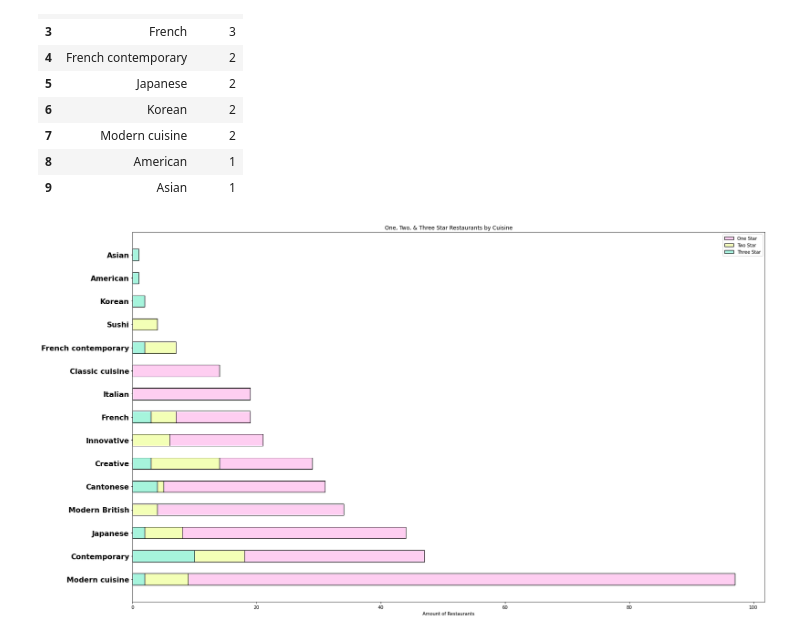
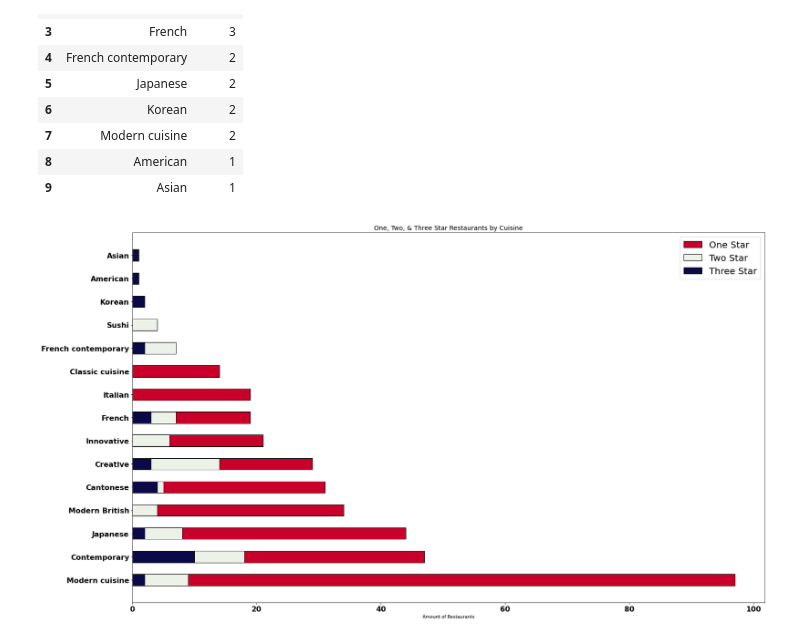
Before and after one commit to EI-github/smu_project1_michelinrestaurants, a Jupyter notebook: Megan_Work/Data_Analysis_Adams-US.ipynb, the cells around one changed output. Drawn from its saved outputs; the diff is of its cells as text; code cells hidden in the pictures.

```diff
--- a/Megan_Work/Data_Analysis_Adams-US.ipynb
+++ b/Megan_Work/Data_Analysis_Adams-US.ipynb
@@ -245,15 +261,15 @@ three_star_top
 # %%
 #Stacked Bar Chart
 plt.figure(figsize=(25,15))
-colors=  "#FECEF1", "#F3FFB6", "#A6F4DC"
-plt.barh(one_star_top["cuisine"], one_star_top["count"], 0.5, label= "One Star", color= "#FECEF1",  edgecolor= "black" )
-plt.barh(two_star_top["cuisine"], two_star_top["count"], 0.5, label= "Two Star", color = "#F3FFB6", edgecolor= "black")
-plt.barh(three_star_top["cuisine"], three_star_top["count"], 0.5, label= "Three Star", color= "#A6F4DC", edgecolor= "black")
+plt.barh(one_star_top["cuisine"], one_star_top["count"], 0.5, label= "One Star", color= "#C9002A",  edgecolor= "black" )
+plt.barh(two_star_top["cuisine"], two_star_top["count"], 0.5, label= "Two Star", color = "#EDF2E8", edgecolor= "black")
+plt.barh(three_star_top["cuisine"], three_star_top["count"], 0.5, label= "Three Star", color= "#0C0948", edgecolor= "black")
 plt.xlabel("Amount of Restaurants")
 plt.yticks( rotation='horizontal', fontsize= 16, weight= "bold")
-plt.title("One, Two, & Three Star Restaurants by Cuisine")
-plt.legend()
-plt.savefig('star_rating_cuisine_stackedbar.png')
+plt.xticks( fontsize= 16, weight= "bold")
+plt.title("One, Two, & Three Star Restaurants by Cuisine", fontsize= 14)
+plt.legend(prop={'size': 20})
+plt.savefig('us_star_rating_cuisine_stackedbar.png')
 plt.show()
 # %% [output]
-[figure, old version]
+[figure, new version]
```
Also changed, not shown: parts of 13 cells of this notebook, 10 other files.
